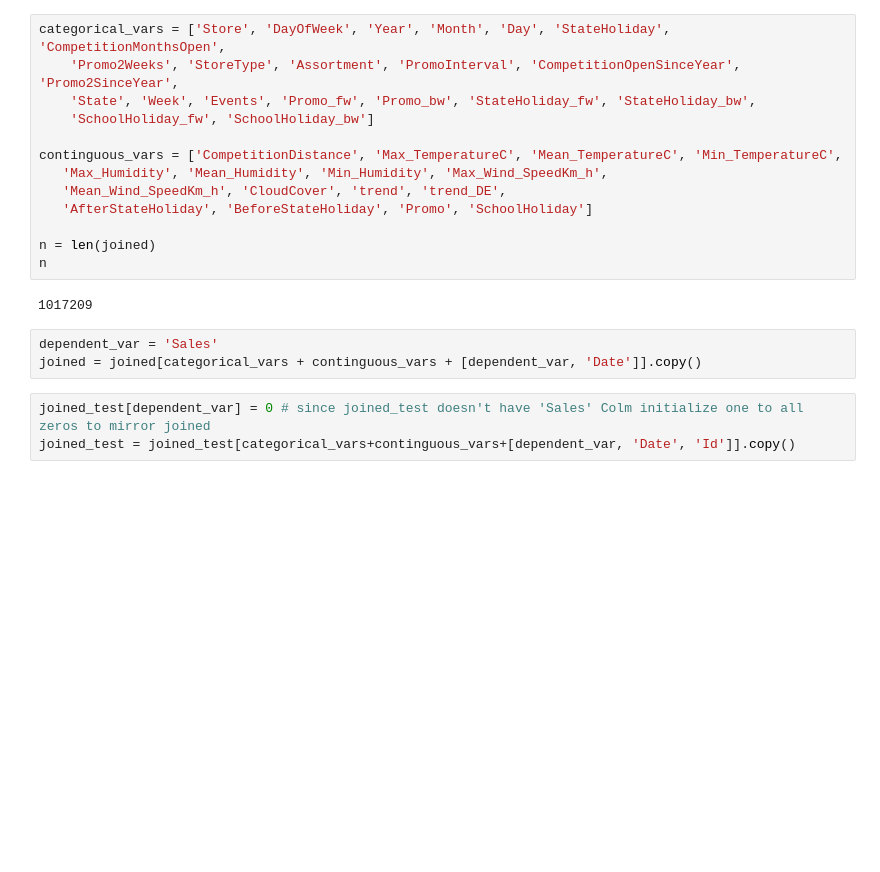
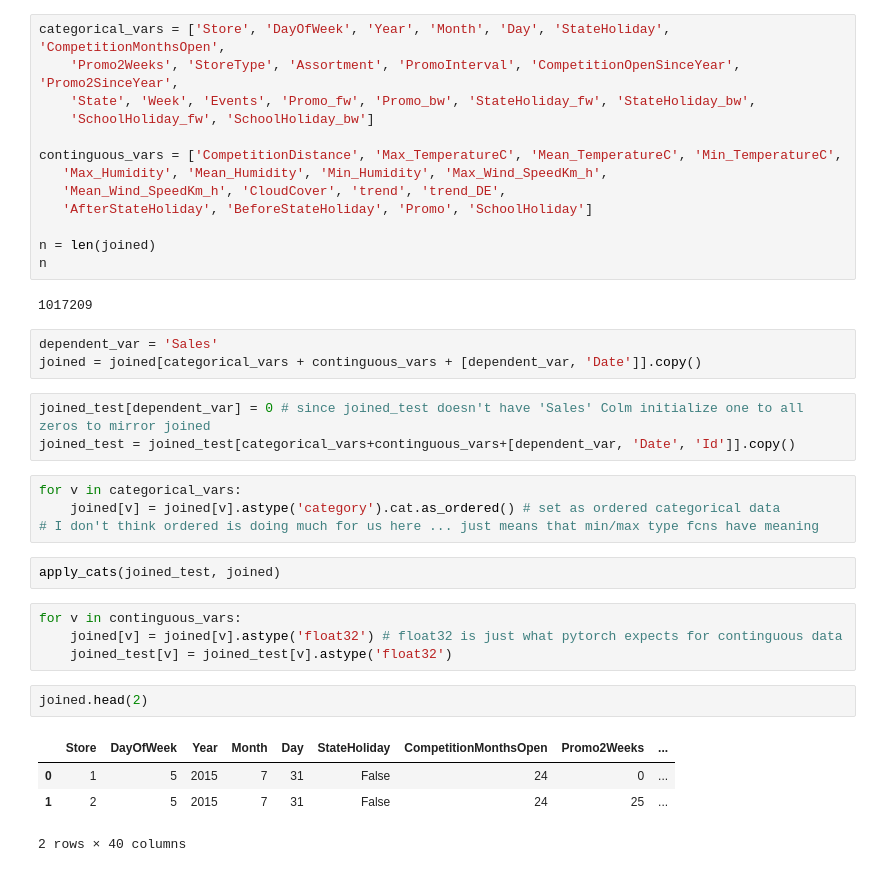
Before and after one commit to vault-42/fastai-lesson-recreations, a Jupyter notebook: lesson3_recreated.ipynb, the cells around one changed output. Drawn from its saved outputs; the diff is of its cells as text; blank space fills up the shorter version.

```diff
--- a/lesson3_recreated.ipynb
+++ b/lesson3_recreated.ipynb
@@ -493,3 +493,20 @@ joined = joined[categorical_vars + continguous_vars + [dependent_var, 'Date']].c
 # %%
 joined_test[dependent_var] = 0 # since joined_test doesn't have 'Sales' Colm initialize one to all zeros to mirror joined
 joined_test = joined_test[categorical_vars+continguous_vars+[dependent_var, 'Date', 'Id']].copy()
+# %%
+for v in categorical_vars:
+    joined[v] = joined[v].astype('category').cat.as_ordered() # set as ordered categorical data
+# I don't think ordered is doing much for us here ... just means that min/max type fcns have meaning
+# %%
+apply_cats(joined_test, joined)
+# %%
+for v in continguous_vars:
+    joined[v] = joined[v].astype('float32') # float32 is just what pytorch expects for continguous data
+    joined_test[v] = joined_test[v].astype('float32')
+# %%
+joined.head(2)
+# %% [output]
+|  | Store | DayOfWeek | Year | Month | Day | StateHoliday | CompetitionMonthsOpen | Promo2Weeks | ... |
+| 0 | 1 | 5 | 2015 | 7 | 31 | False | 24 | 0 | ... |
+| 1 | 2 | 5 | 2015 | 7 | 31 | False | 24 | 25 | ... |
+2 rows × 40 columns
```
Also changed, not shown: parts of 7 cells of this notebook.
